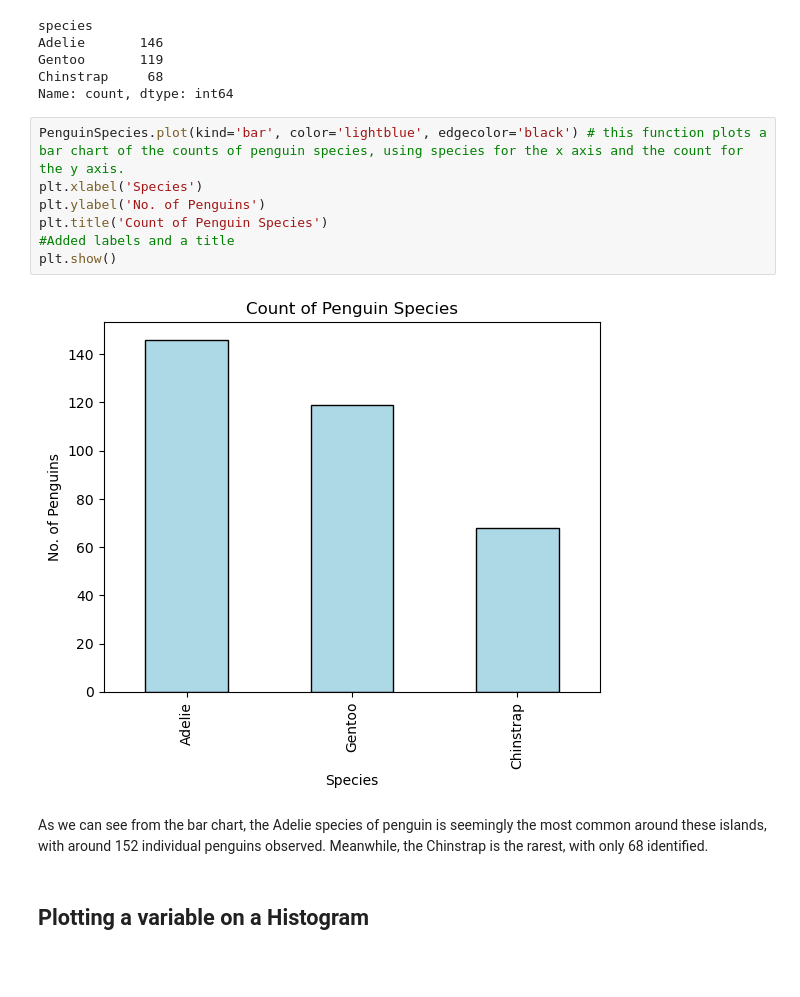
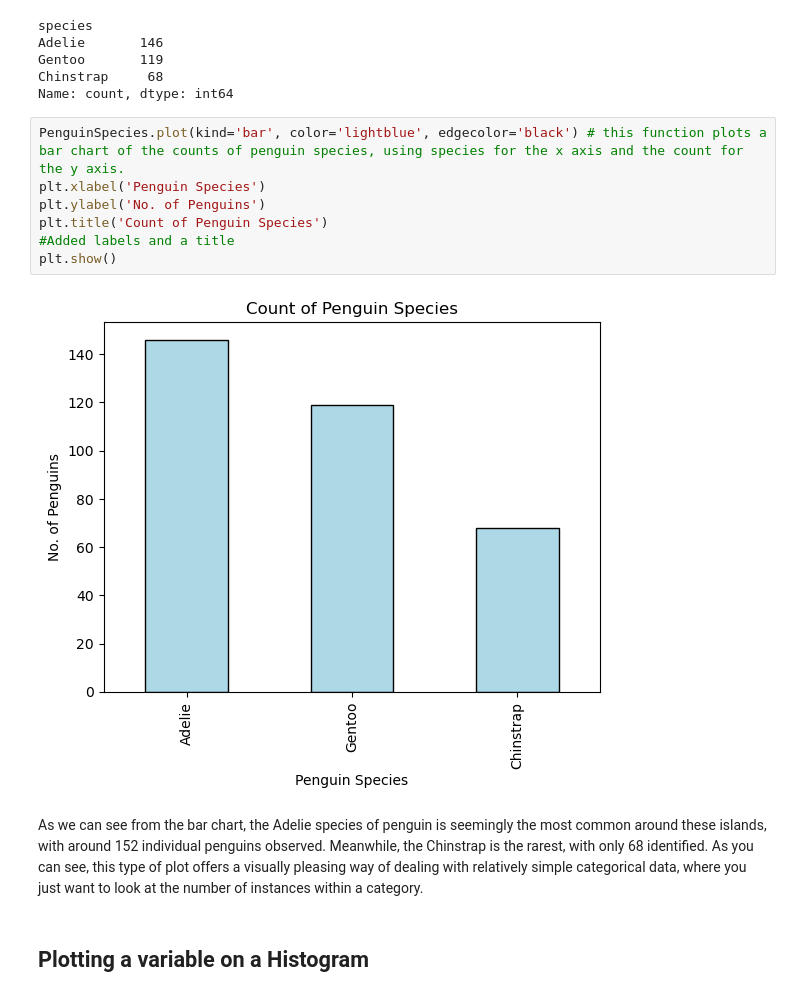
Before and after one commit to MylesHenehan/mywork, a Jupyter notebook: penguins.ipynb, the cells around one changed output. Cells and saved outputs as stored; diff of their text form; blank space fills up the shorter version.

```diff
--- a/penguins.ipynb
+++ b/penguins.ipynb
@@ -81,15 +83,15 @@ Chinstrap     68
 Name: count, dtype: int64
 # %%
 PenguinSpecies.plot(kind='bar', color='lightblue', edgecolor='black') # this function plots a bar chart of the counts of penguin species, using species for the x axis and the count for the y axis.
-plt.xlabel('Species')
+plt.xlabel('Penguin Species')
 plt.ylabel('No. of Penguins')
 plt.title('Count of Penguin Species')
 #Added labels and a title
 plt.show()
 # %% [output]
-[figure, old version]
+[figure, new version]
 # %% [markdown]
-As we can see from the bar chart, the Adelie species of penguin is seemingly the most common around these islands, with around 152 individual penguins observed. Meanwhile, the Chinstrap is the rarest, with only 68 identified.
+As we can see from the bar chart, the Adelie species of penguin is seemingly the most common around these islands, with around 152 individual penguins observed. Meanwhile, the Chinstrap is the rarest, with only 68 identified. As you can see, this type of plot offers a visually pleasing way of dealing with relatively simple categorical data, where you just want to look at the number of instances within a category.
 # %% [markdown]
 ## Plotting a variable on a Histogram
 # %% [markdown]
```
Also changed, not shown: parts of 19 cells of this notebook.
